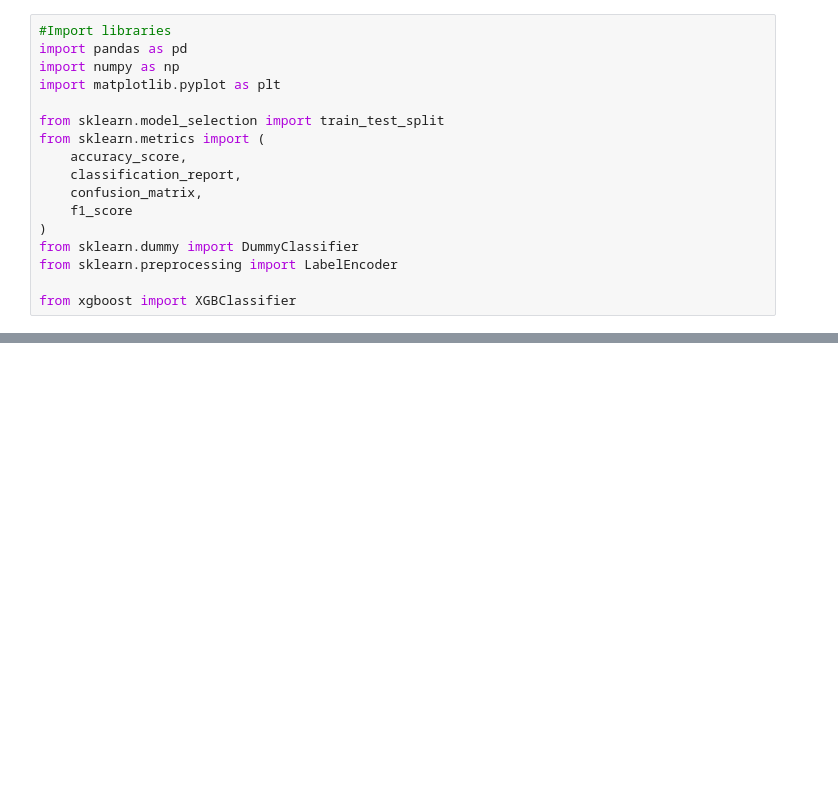
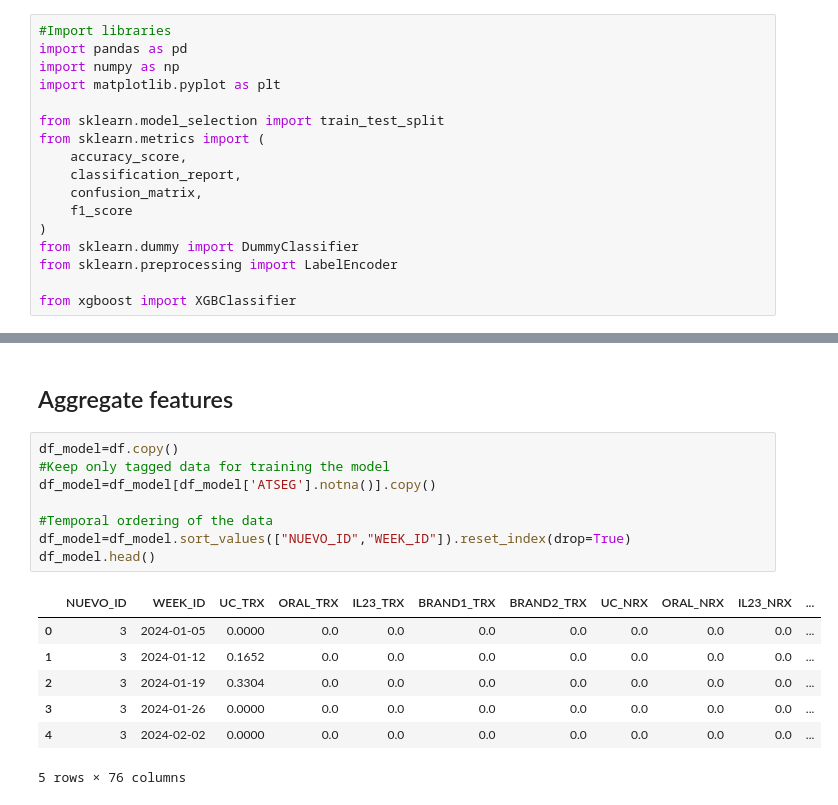
Before and after one commit to david-bazalduaa/Pfizer-segmentation-Ulcerative-Colitis, a Jupyter notebook: XGBoostModel.ipynb, the cells around one changed output, grey strips where cells are left out. Cells and saved outputs as stored; diff of their text form; blank space fills up the shorter version.

```diff
--- a/XGBoostModel.ipynb
+++ b/XGBoostModel.ipynb
@@ -42,0 +75,18 @@ Unlabeled shape: (776752, 68)
+# %% [markdown]
+## Aggregate features
+# %%
+df_model=df.copy()
+#Keep only tagged data for training the model
+df_model=df_model[df_model['ATSEG'].notna()].copy()
+
+#Temporal ordering of the data
+df_model=df_model.sort_values(["NUEVO_ID","WEEK_ID"]).reset_index(drop=True)
+df_model.head()
+# %% [output]
+|  | NUEVO_ID | WEEK_ID | UC_TRX | ORAL_TRX | IL23_TRX | BRAND1_TRX | BRAND2_TRX | UC_NRX | ORAL_NRX | IL23_NRX | ... |
+| 0 | 3 | 2024-01-05 | 0.0000 | 0.0 | 0.0 | 0.0 | 0.0 | 0.0 | 0.0 | 0.0 | ... |
+| 1 | 3 | 2024-01-12 | 0.1652 | 0.0 | 0.0 | 0.0 | 0.0 | 0.0 | 0.0 | 0.0 | ... |
+| 2 | 3 | 2024-01-19 | 0.3304 | 0.0 | 0.0 | 0.0 | 0.0 | 0.0 | 0.0 | 0.0 | ... |
+| 3 | 3 | 2024-01-26 | 0.0000 | 0.0 | 0.0 | 0.0 | 0.0 | 0.0 | 0.0 | 0.0 | ... |
+| 4 | 3 | 2024-02-02 | 0.0000 | 0.0 | 0.0 | 0.0 | 0.0 | 0.0 | 0.0 | 0.0 | ... |
+5 rows × 76 columns
```
Also changed, not shown: parts of 32 cells of this notebook.
